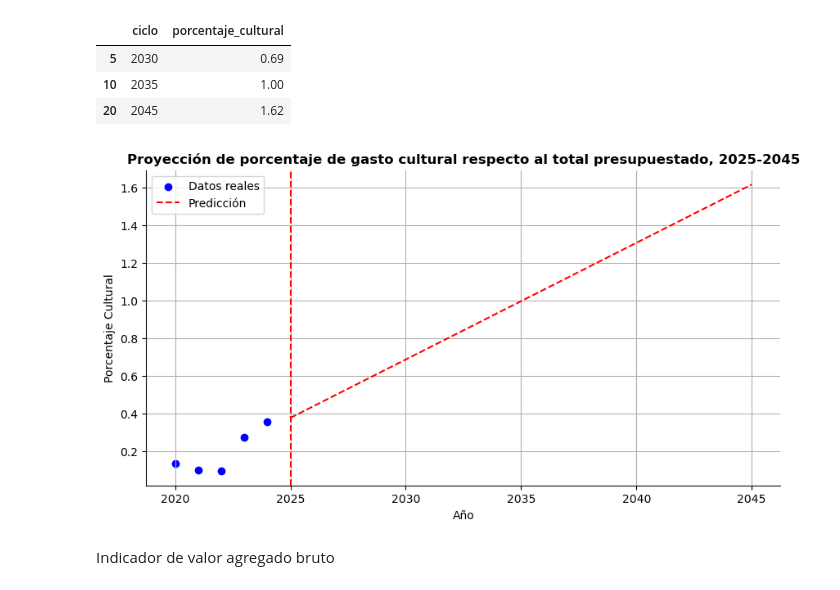
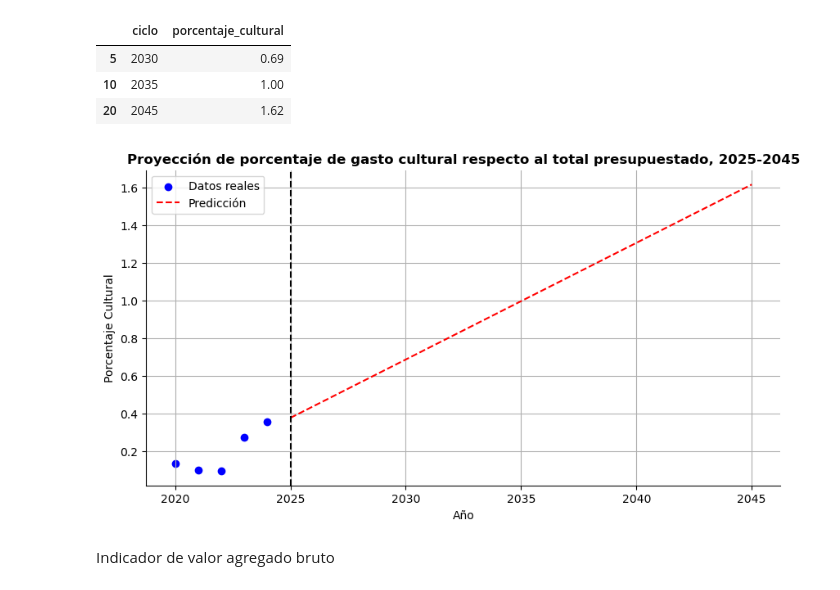
Before and after one commit to cpyp-ipdp/pgd_cdmx, a Jupyter notebook: indicadores/cultura/indicadores_cultura_pgd.ipynb, the cells around one changed output. Saved outputs shown, nothing was run; the diff lists cells and outputs as text; code cells hidden in the pictures.

Commit message:
Estimaciones de metas de indicadores de cultura

```diff
--- a/indicadores/cultura/indicadores_cultura_pgd.ipynb
+++ b/indicadores/cultura/indicadores_cultura_pgd.ipynb
@@ -326,19 +326,22 @@ predictions_df.query("ciclo in [2030, 2035, 2045]")
 # %%
 plt.figure(figsize=(10, 5))
 plt.scatter(resultado["ciclo"], resultado["porcentaje_cultural"], color='blue', label="Datos reales")
 plt.plot(future_years, future_predictions, color='red', linestyle='dashed', label="Predicción")
 plt.xlabel("Año")
 plt.ylabel("Porcentaje Cultural")
 plt.title("Proyección de porcentaje de gasto cultural respecto al total presupuestado, 2025-2045",fontweight="bold")
 plt.legend()
 #Línea horizontal en 2024
-plt.axvline(2025, linestyle="--", color="red")
+plt.axvline(2025, linestyle="--", color="black")
 plt.grid(True)
 plt.gca().spines['top'].set_visible(False)
 plt.gca().spines['right'].set_visible(False)
-plt.show()
+
+
+#Salvar gráfica
+plt.savefig("gasto_cultural.png", dpi=200, bbox_inches="tight")
 # %% [output]
-[figure, old version]
+[figure, new version]
 # %% [markdown]
 Indicador de valor agregado bruto
 # %%
```
Also changed, not shown: parts of 1 cell of this notebook.
